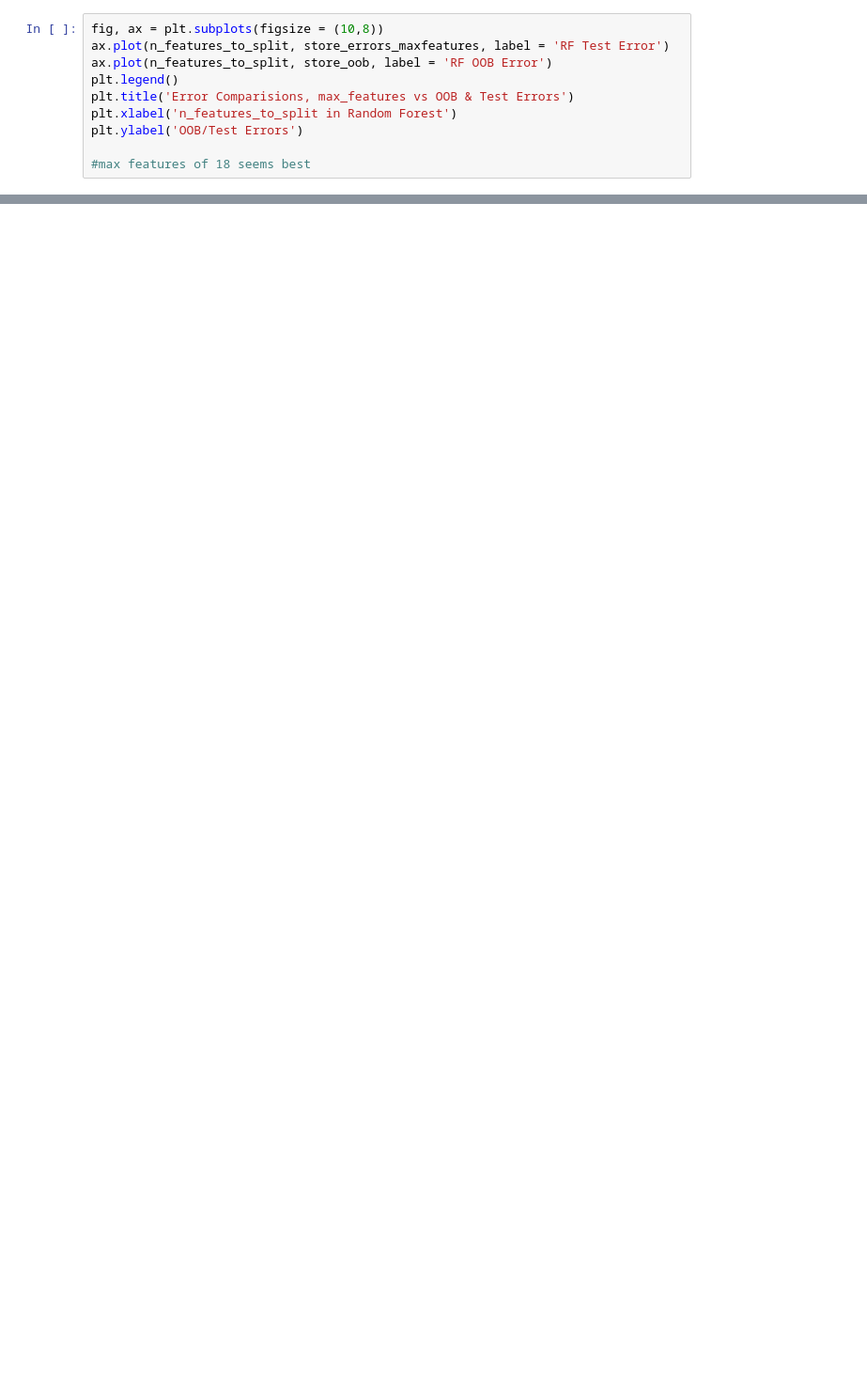
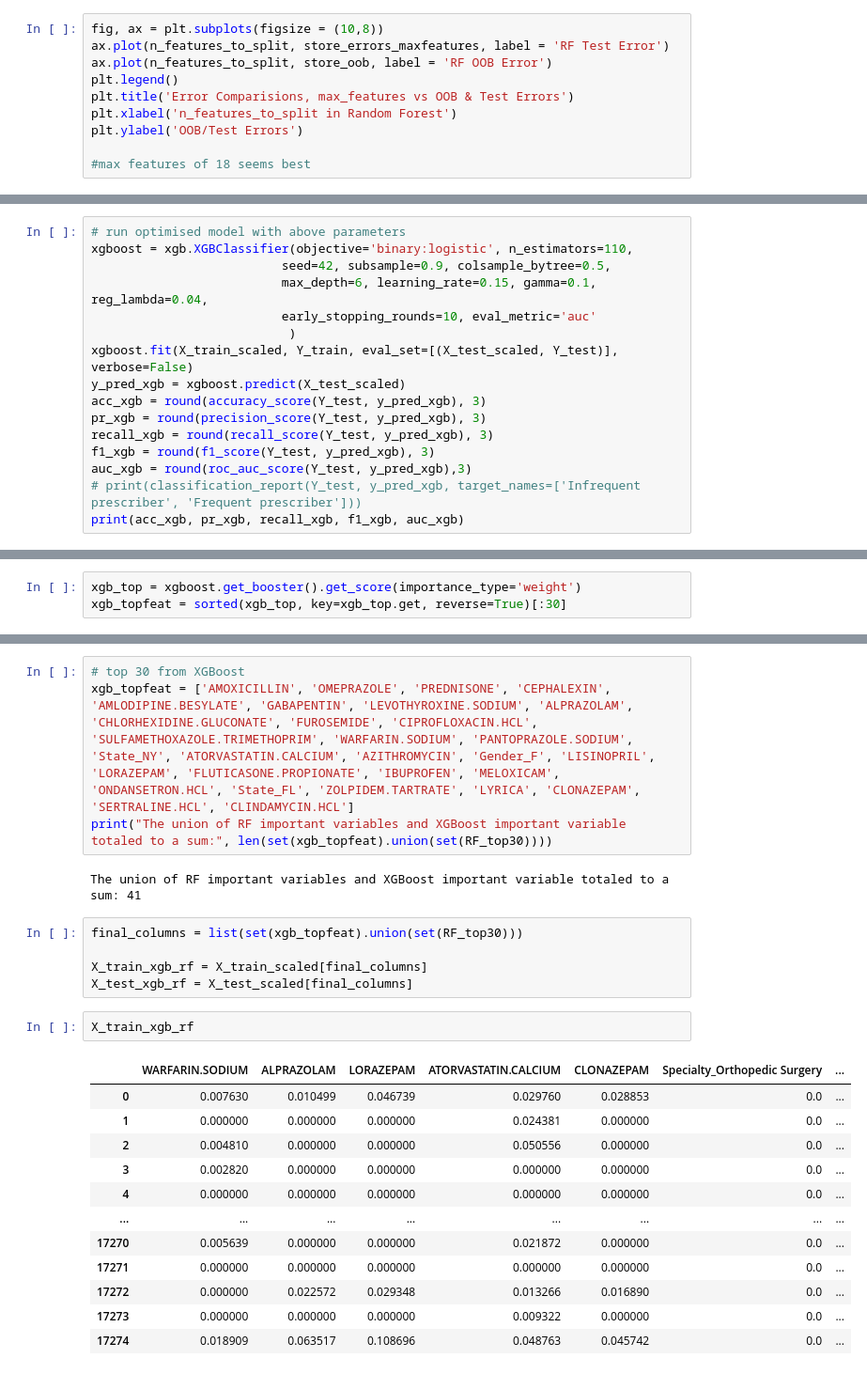
Before and after one commit to djeong95/Opioids-Prescription-Pattern-Analysis, a Jupyter notebook: Modeling.ipynb, the cells around one changed output, grey strips where cells are left out. Shown at 94% size. Cells and saved outputs as stored; diff of their text form; blank space fills up the shorter version.

```diff
--- a/Modeling.ipynb
+++ b/Modeling.ipynb
@@ -766,0 +417,16 @@ np.logspace(-3,2,6)
+# %%
+# run optimised model with above parameters
+xgboost = xgb.XGBClassifier(objective='binary:logistic', n_estimators=110,
+                          seed=42, subsample=0.9, colsample_bytree=0.5,
+                          max_depth=6, learning_rate=0.15, gamma=0.1, reg_lambda=0.04,
+                          early_stopping_rounds=10, eval_metric='auc'
+                           )
+xgboost.fit(X_train_scaled, Y_train, eval_set=[(X_test_scaled, Y_test)], verbose=False)
+y_pred_xgb = xgboost.predict(X_test_scaled)
+acc_xgb = round(accuracy_score(Y_test, y_pred_xgb), 3)
+pr_xgb = round(precision_score(Y_test, y_pred_xgb), 3)
+recall_xgb = round(recall_score(Y_test, y_pred_xgb), 3)
+f1_xgb = round(f1_score(Y_test, y_pred_xgb), 3)
+auc_xgb = round(roc_auc_score(Y_test, y_pred_xgb),3)
+# print(classification_report(Y_test, y_pred_xgb, target_names=['Infrequent prescriber', 'Frequent prescriber']))
+print(acc_xgb, pr_xgb, recall_xgb, f1_xgb, auc_xgb)
@@ -766,0 +445,3 @@ np.logspace(-3,2,6)
+# %%
+xgb_top = xgboost.get_booster().get_score(importance_type='weight')
+xgb_topfeat = sorted(xgb_top, key=xgb_top.get, reverse=True)[:30]
@@ -766,0 +480,26 @@ np.logspace(-3,2,6)
+# %%
+# top 30 from XGBoost
+xgb_topfeat = ['AMOXICILLIN', 'OMEPRAZOLE', 'PREDNISONE', 'CEPHALEXIN', 'AMLODIPINE.BESYLATE', 'GABAPENTIN', 'LEVOTHYROXINE.SODIUM', 'ALPRAZOLAM', 'CHLORHEXIDINE.GLUCONATE', 'FUROSEMIDE', 'CIPROFLOXACIN.HCL', 'SULFAMETHOXAZOLE.TRIMETHOPRIM', 'WARFARIN.SODIUM', 'PANTOPRAZOLE.SODIUM', 'State_NY', 'ATORVASTATIN.CALCIUM', 'AZITHROMYCIN', 'Gender_F', 'LISINOPRIL', 'LORAZEPAM', 'FLUTICASONE.PROPIONATE', 'IBUPROFEN', 'MELOXICAM', 'ONDANSETRON.HCL', 'State_FL', 'ZOLPIDEM.TARTRATE', 'LYRICA', 'CLONAZEPAM', 'SERTRALINE.HCL', 'CLINDAMYCIN.HCL']
+print("The union of RF important variables and XGBoost important variable totaled to a sum:", len(set(xgb_topfeat).union(set(RF_top30))))
+# %% [output]
+The union of RF important variables and XGBoost important variable totaled to a sum: 41
+# %%
+final_columns = list(set(xgb_topfeat).union(set(RF_top30)))
+
+X_train_xgb_rf = X_train_scaled[final_columns]
+X_test_xgb_rf = X_test_scaled[final_columns]
+# %%
+X_train_xgb_rf
+# %% [output]
+|  | WARFARIN.SODIUM | ALPRAZOLAM | LORAZEPAM | ATORVASTATIN.CALCIUM | CLONAZEPAM | Specialty_Orthopedic Surgery | ... |
+| 0 | 0.007630 | 0.010499 | 0.046739 | 0.029760 | 0.028853 | 0.0 | ... |
+| 1 | 0.000000 | 0.000000 | 0.000000 | 0.024381 | 0.000000 | 0.0 | ... |
+| 2 | 0.004810 | 0.000000 | 0.000000 | 0.050556 | 0.000000 | 0.0 | ... |
+| 3 | 0.002820 | 0.000000 | 0.000000 | 0.000000 | 0.000000 | 0.0 | ... |
+| 4 | 0.000000 | 0.000000 | 0.000000 | 0.000000 | 0.000000 | 0.0 | ... |
+| ... | ... | ... | ... | ... | ... | ... | ... |
+| 17270 | 0.005639 | 0.000000 | 0.000000 | 0.021872 | 0.000000 | 0.0 | ... |
+| 17271 | 0.000000 | 0.000000 | 0.000000 | 0.000000 | 0.000000 | 0.0 | ... |
+| 17272 | 0.000000 | 0.022572 | 0.029348 | 0.013266 | 0.016890 | 0.0 | ... |
+| 17273 | 0.000000 | 0.000000 | 0.000000 | 0.009322 | 0.000000 | 0.0 | ... |
+| 17274 | 0.018909 | 0.063517 | 0.108696 | 0.048763 | 0.045742 | 0.0 | ... |
```
Also changed, not shown: parts of 110 cells of this notebook.
